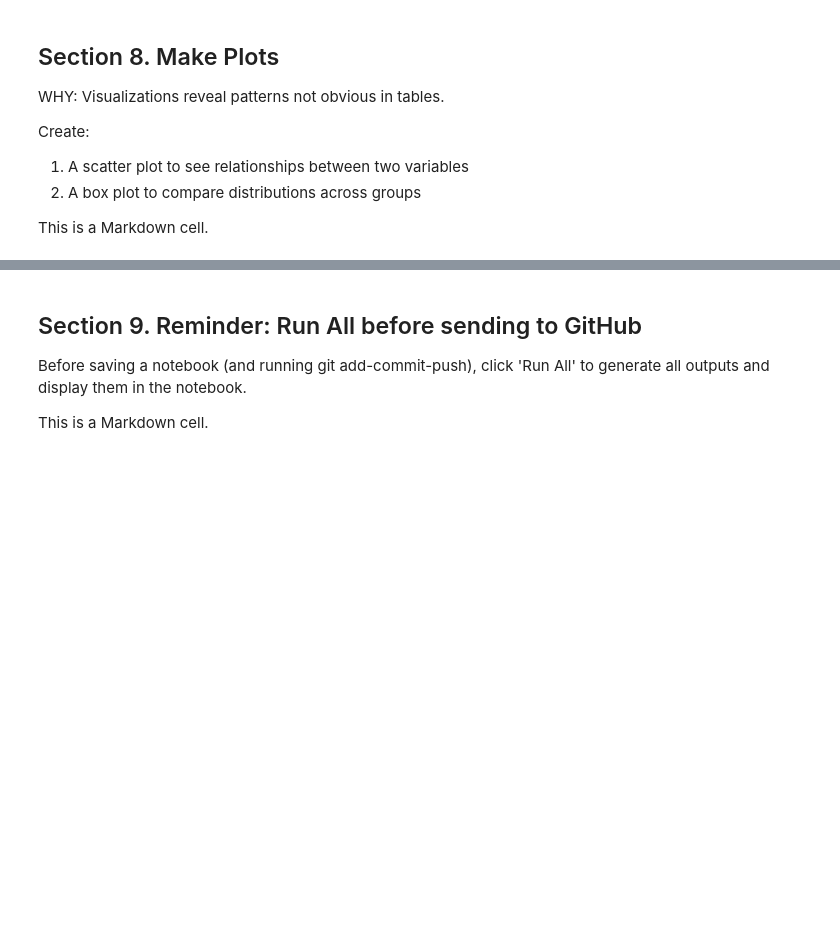
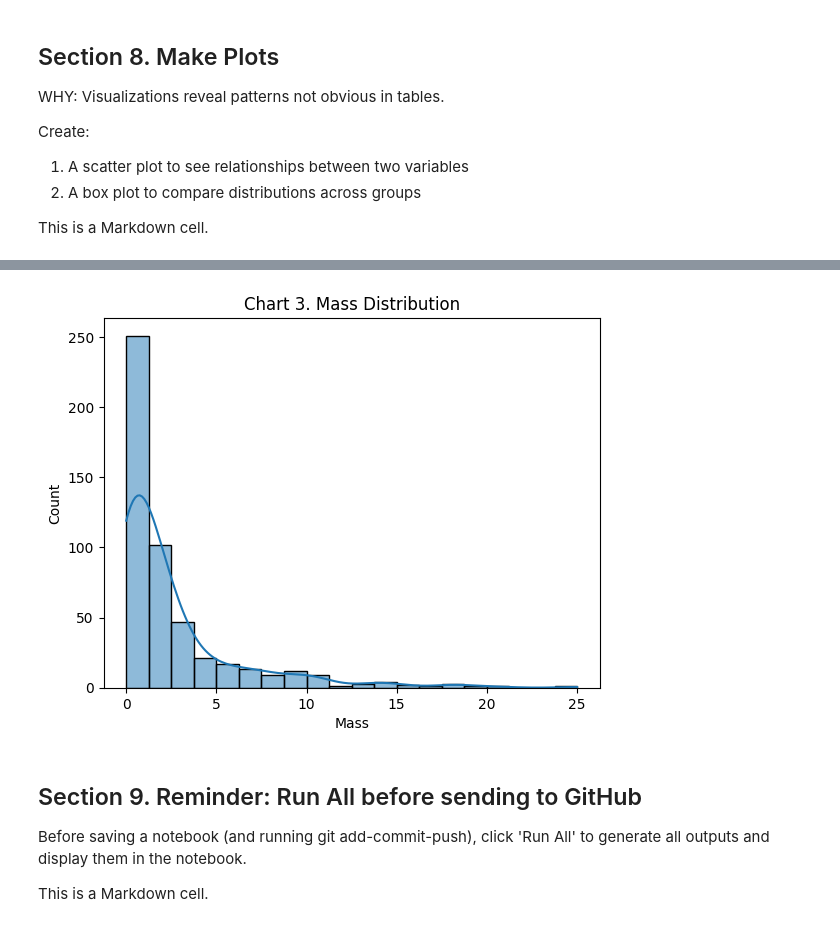
Before and after one commit to TLane521/datafun-07-applied, a Jupyter notebook: notebooks/eda_Tamara.ipynb, the cells around one changed output, grey strips where cells are left out. Saved outputs shown, nothing was run; the diff lists cells and outputs as text; code cells hidden in the pictures; blank space fills up the shorter version.

```diff
--- a/notebooks/eda_Tamara.ipynb
+++ b/notebooks/eda_Tamara.ipynb
@@ -383,3 +346,13 @@ Text(0.5, 1.0, 'Chart 1. Planets Mass vs. Orbital Period (by Number)')
+# %%
+# Section 8 Python cell - histogram of tip amounts
+
+tip_hist_plt: Axes = sns.histplot(data=planets_clean, x="mass", bins=20, kde=True)
+tip_hist_plt.set_title("Chart 3. Mass Distribution")
+tip_hist_plt.set_xlabel("Mass")
+tip_hist_plt.set_ylabel("Count")
+plt.show()
+# %% [output]
+[figure, added]
 # %% [markdown]
 ## Section 9. Reminder: Run All before sending to GitHub
 
```
Also changed, not shown: parts of 5 cells of this notebook.
